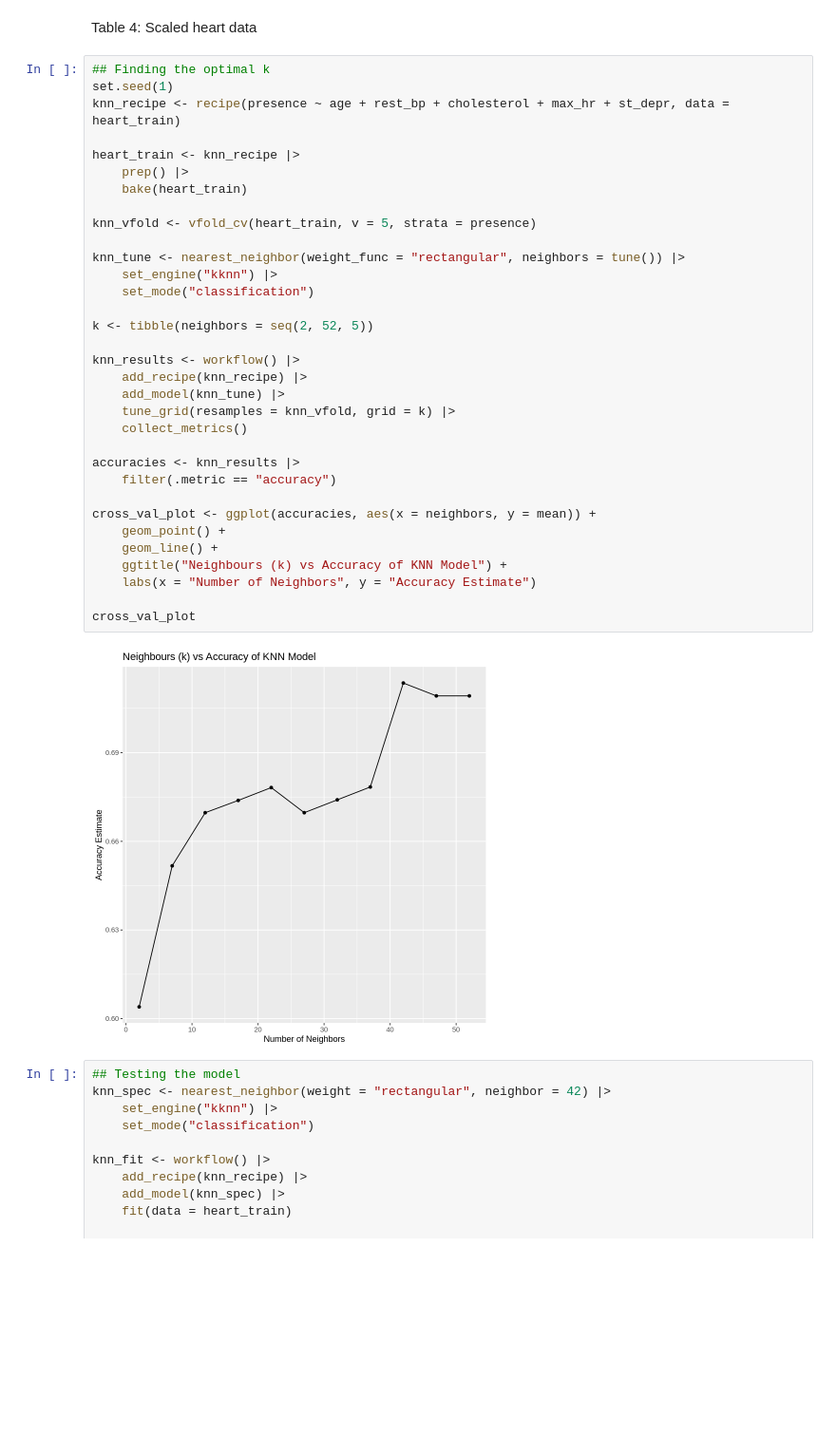
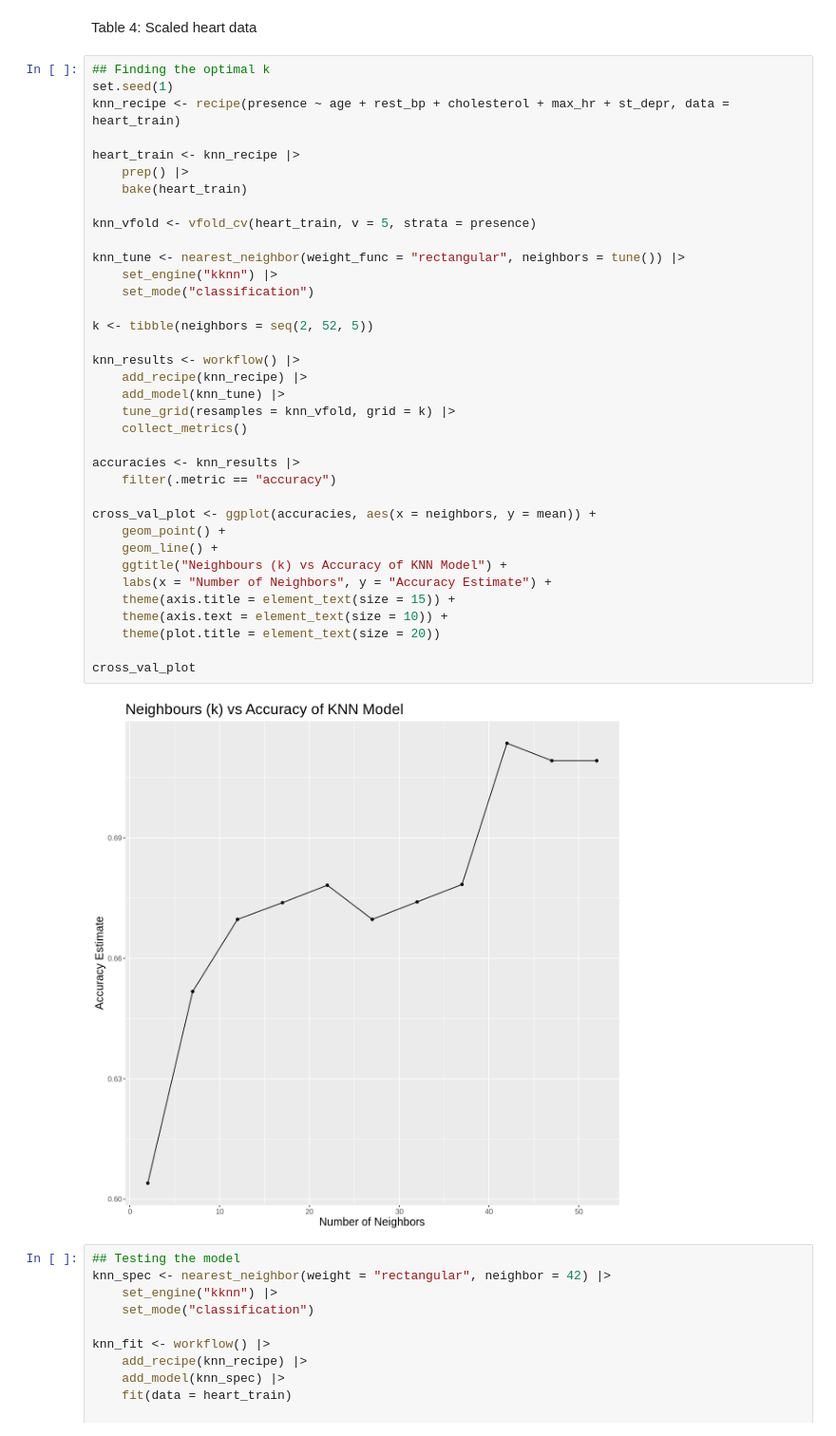
Before and after one commit to itsDagu/dsci100-group-01, a Jupyter notebook: group_proposal.ipynb, the cells around one changed output. Shown at 95% size. Drawn from its saved outputs; the diff is of its cells as text; blank space fills up the shorter version.

```diff
--- a/group_proposal.ipynb
+++ b/group_proposal.ipynb
@@ -158,35 +157,38 @@ set.seed(1)
 knn_recipe <- recipe(presence ~ age + rest_bp + cholesterol + max_hr + st_depr, data = heart_train)
 
 heart_train <- knn_recipe |>
     prep() |>
     bake(heart_train)
 
 knn_vfold <- vfold_cv(heart_train, v = 5, strata = presence)
 
 knn_tune <- nearest_neighbor(weight_func = "rectangular", neighbors = tune()) |>
     set_engine("kknn") |>
     set_mode("classification")
 
 k <- tibble(neighbors = seq(2, 52, 5))
 
 knn_results <- workflow() |>
     add_recipe(knn_recipe) |>
     add_model(knn_tune) |>
     tune_grid(resamples = knn_vfold, grid = k) |>
     collect_metrics()
 
 accuracies <- knn_results |>
     filter(.metric == "accuracy")
 
 cross_val_plot <- ggplot(accuracies, aes(x = neighbors, y = mean)) +
     geom_point() +
     geom_line() +
     ggtitle("Neighbours (k) vs Accuracy of KNN Model") +
-    labs(x = "Number of Neighbors", y = "Accuracy Estimate")
+    labs(x = "Number of Neighbors", y = "Accuracy Estimate") +
+    theme(axis.title = element_text(size = 15)) +
+    theme(axis.text = element_text(size = 10)) +
+    theme(plot.title = element_text(size = 20))
 
 cross_val_plot
 # %% [output]
-[figure, old version]
+[figure, new version]
 # %%
 ## Testing the model
 knn_spec <- nearest_neighbor(weight = "rectangular", neighbor = 42) |>
```
Also changed, not shown: parts of 2 cells of this notebook.
